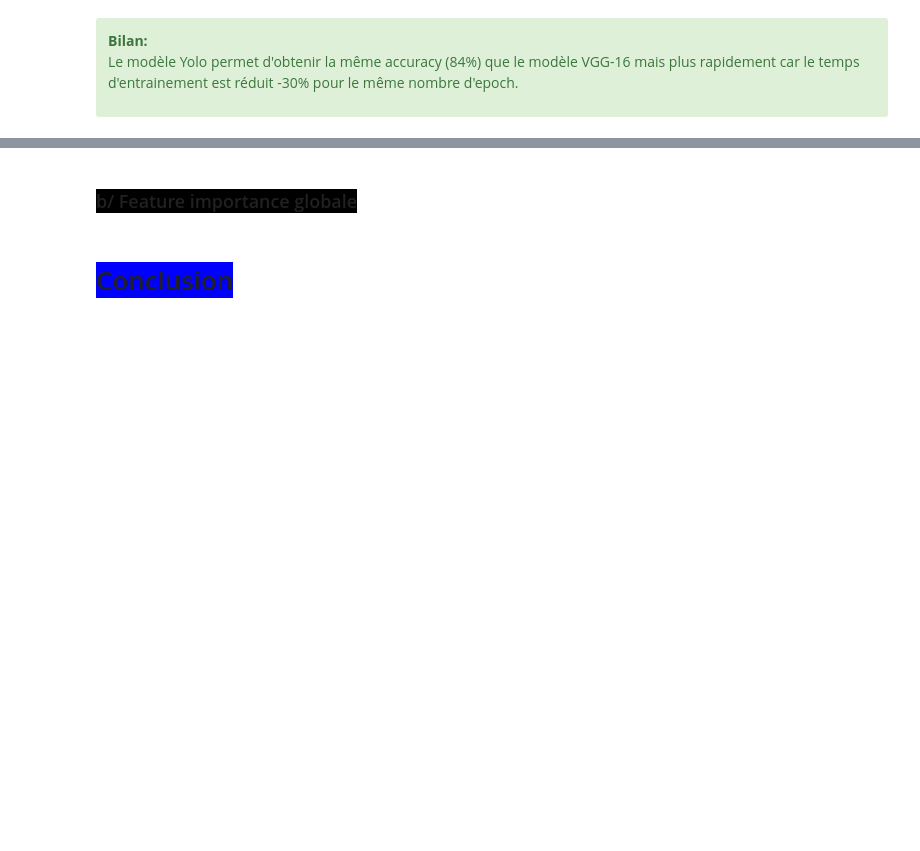
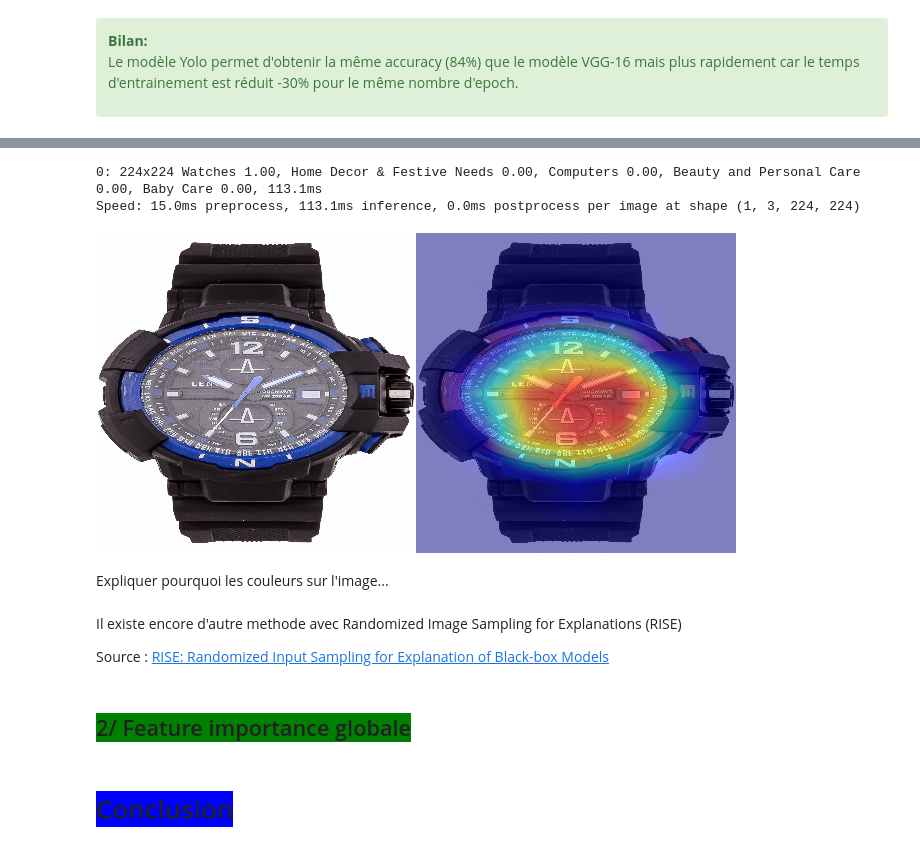
Before and after one commit to pierrickBERTHE/PB8-Dashboard_et_POC, a Jupyter notebook: berthe_pierrick_2_notebook_veille_042024.ipynb, the cells around one changed output, grey strips where cells are left out. Cells and saved outputs as stored; diff of their text form; code cells hidden in the pictures; blank space fills up the shorter version.

```diff
--- a/berthe_pierrick_2_notebook_veille_042024.ipynb
+++ b/berthe_pierrick_2_notebook_veille_042024.ipynb
@@ -1319,5 +1343,37 @@ Name: image, dtype: object
+# %%
+# If img_path is a Series, get the first value from it
+if isinstance(img_path, pd.Series):
+    img_path = img_path.iloc[0]
+
+# Chargement, redimensionnement, copie, normalisation, Conversion BGR image
+img = cv2.imread(img_path)
+img = cv2.resize(img, (320, 320))
+rgb_img = img.copy()
+img = np.float32(img) / 255
+img_bgr = cv2.cvtColor(rgb_img, cv2.COLOR_RGB2BGR)
+
+# Récupération de l'avant-dernière couche
+target_layers = [model_yolo.model.model[-2]]
+
+# Superposition de la EigenCAM sur l'image
+cam = EigenCAM(model_yolo, target_layers, task='cls')
+grayscale_cam = cam(rgb_img)[0, :, :]
+cam_image = show_cam_on_image(img, grayscale_cam, use_rgb=True)
+
+# Affichage de l'image originale et de la EigenCAM
+Image.fromarray(np.hstack((img_bgr, cam_image)))
+# %% [output]
+0: 224x224 Watches 1.00, Home Decor & Festive Needs 0.00, Computers 0.00, Beauty and Personal Care 0.00, Baby Care 0.00, 113.1ms
+Speed: 15.0ms preprocess, 113.1ms inference, 0.0ms postprocess per image at shape (1, 3, 224, 224)
+[figure, added]
+# %% [markdown]
+Expliquer pourquoi les couleurs sur l'image...
+# %% [markdown]
+Il existe encore d'autre methode avec Randomized Image Sampling for Explanations (RISE)
+
+Source : [RISE: Randomized Input Sampling for Explanation of Black-box Models](https://arxiv.org/abs/1806.07421)
 # %% [markdown]
-### <span style='background:black'>b/ Feature importance globale</span>
+## <span style='background:green'>2/ Feature importance globale</span>
 # %% [markdown]
 # <span style='background:blue'>Conclusion</span>
 # %%
```
Also changed, not shown: parts of 22 cells of this notebook, 1 other file.
